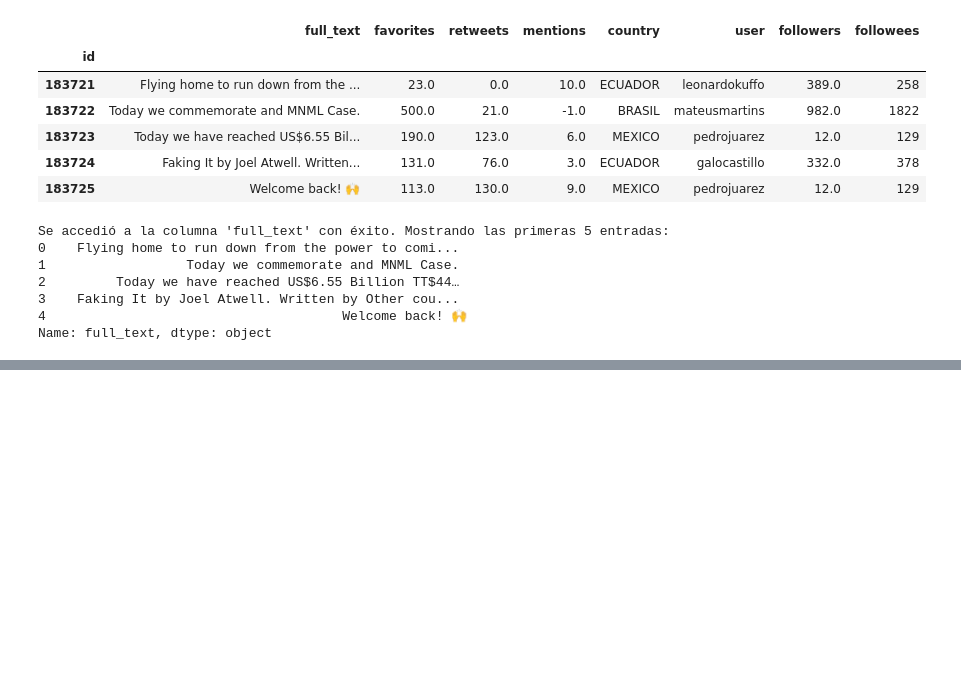
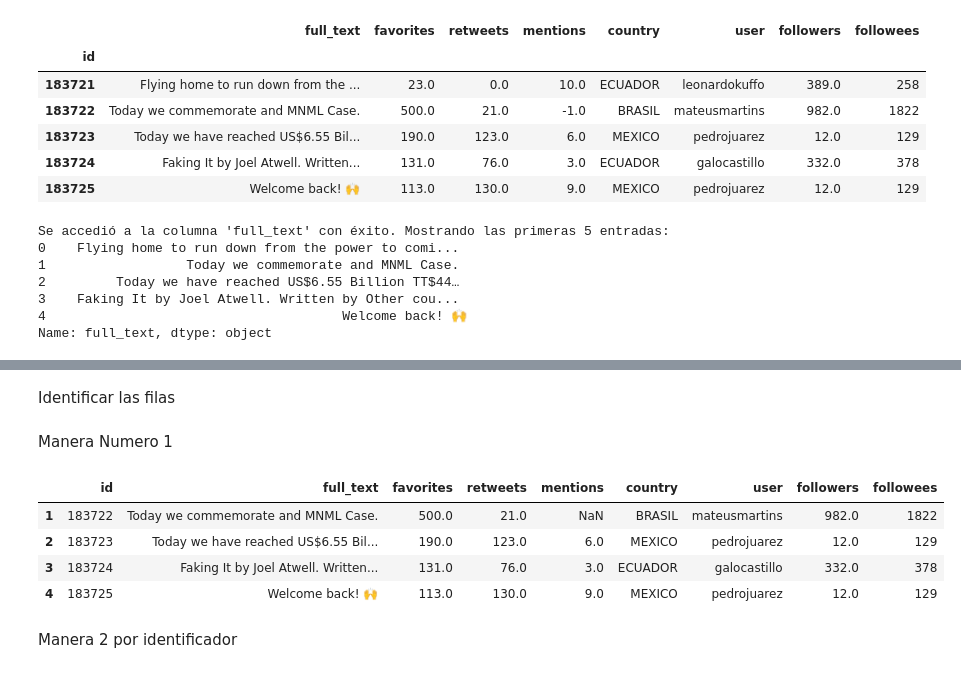
Before and after one commit to CaballeroUrrego/Ciencia-de-datos, a Jupyter notebook: dataset.ipynb, the cells around one changed output, grey strips where cells are left out. Cells and saved outputs as stored; diff of their text form; code cells hidden in the pictures; blank space fills up the shorter version.

```diff
--- a/dataset.ipynb
+++ b/dataset.ipynb
@@ -101,0 +120,14 @@ Name: full_text, dtype: object
+# %% [markdown]
+Identificar las filas
+# %% [markdown]
+Manera Numero 1
+# %%
+df.iloc[[1,2,3,4]] # si yo quisiera tener las filas 0,1,2,3 y 4
+# %% [output]
+|  | id | full_text | favorites | retweets | mentions | country | user | followers | followees |
+| 1 | 183722 | Today we commemorate and MNML Case. | 500.0 | 21.0 | NaN | BRASIL | mateusmartins | 982.0 | 1822 |
+| 2 | 183723 | Today we have reached US$6.55 Bil... | 190.0 | 123.0 | 6.0 | MEXICO | pedrojuarez | 12.0 | 129 |
+| 3 | 183724 | Faking It by Joel Atwell. Written... | 131.0 | 76.0 | 3.0 | ECUADOR | galocastillo | 332.0 | 378 |
+| 4 | 183725 | Welcome back! 🙌 | 113.0 | 130.0 | 9.0 | MEXICO | pedrojuarez | 12.0 | 129 |
+# %% [markdown]
+Manera 2 por identificador
```
Also changed, not shown: parts of 3 cells of this notebook, 3 other files.
